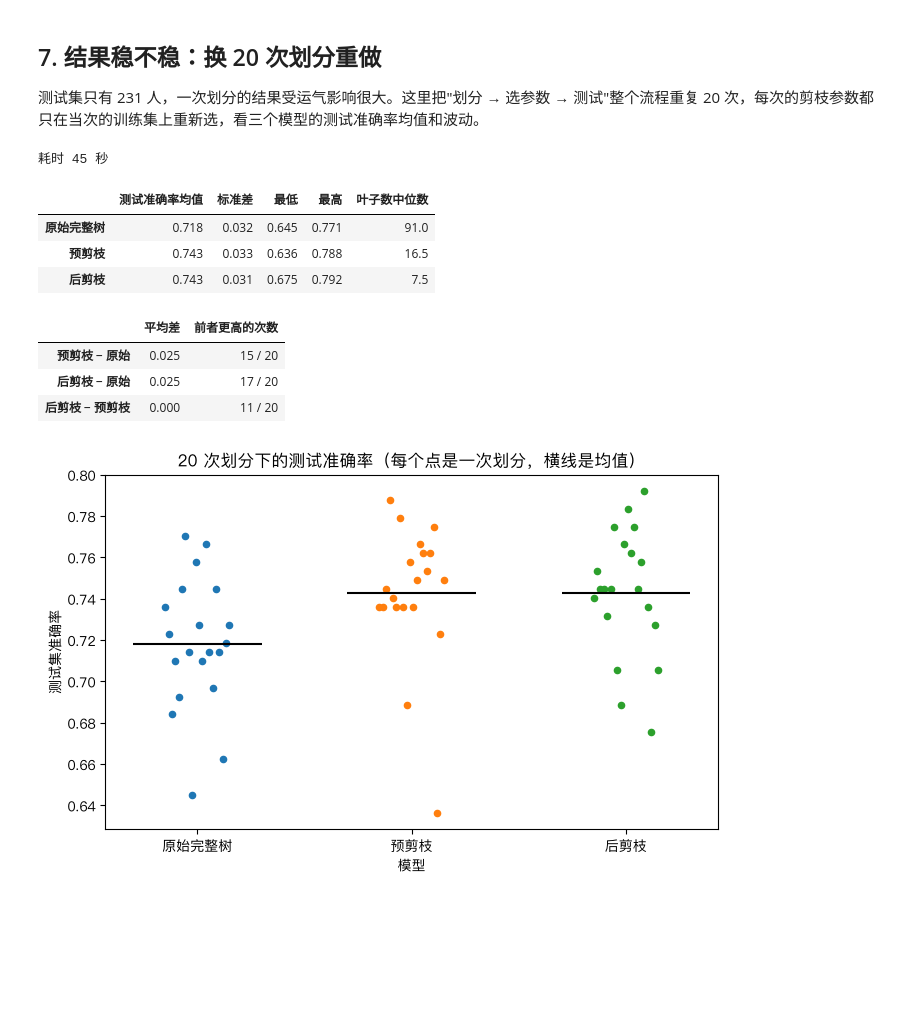
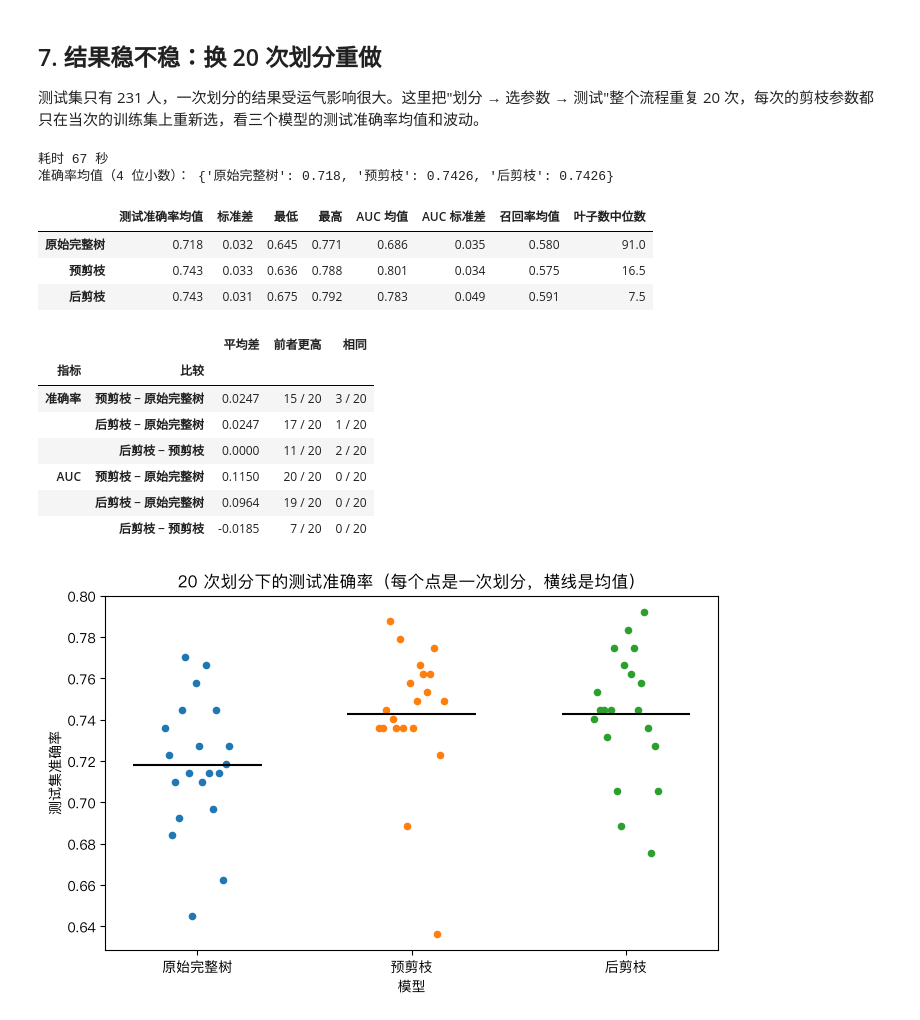
Before and after one commit to Heptazero/ml-course-labs, a Jupyter notebook: data-mining/decision-tree-pruning/pima_tree_pruning.ipynb, the cells around one changed output. Cells and saved outputs as stored; diff of their text form; code cells hidden in the pictures; blank space fills up the shorter version.

Commit message:
feat(data-mining): report AUC and recall across the 20 repeated splits
Co-Authored-By: Claude Opus 5.5 <noreply@anthropic.com>

```diff
--- a/data-mining/decision-tree-pruning/pima_tree_pruning.ipynb
+++ b/data-mining/decision-tree-pruning/pima_tree_pruning.ipynb
@@ -378,45 +378,59 @@ plt.show()
 # %%
 from sklearn.model_selection import StratifiedKFold
 
 def run_split(seed):
     Xtr, Xte, ytr, yte = train_test_split(X, y, test_size=0.3, stratify=y, random_state=seed)
     inner = StratifiedKFold(n_splits=5, shuffle=True, random_state=seed)
-    out = {}
-    m = make_tree().fit(Xtr, ytr)
-    out['原始完整树'] = (accuracy_score(yte, m.predict(Xte)), m.named_steps['tree'].get_n_leaves())
-    g = GridSearchCV(make_tree(), grid, cv=inner, scoring='accuracy', n_jobs=-1).fit(Xtr, ytr)
-    out['预剪枝'] = (accuracy_score(yte, g.predict(Xte)), g.best_estimator_.named_steps['tree'].get_n_leaves())
     imp = SimpleImputer(strategy='median').fit(Xtr)
     a_path = DecisionTreeClassifier(criterion='entropy', random_state=42).cost_complexity_pruning_path(
         imp.transform(Xtr), ytr).ccp_alphas[:-1]
-    g2 = GridSearchCV(make_tree(), {'tree__ccp_alpha': a_path}, cv=inner, scoring='accuracy', n_jobs=-1).fit(Xtr, ytr)
-    out['后剪枝'] = (accuracy_score(yte, g2.predict(Xte)), g2.best_estimator_.named_steps['tree'].get_n_leaves())
+    fitted = {
+        '原始完整树': make_tree().fit(Xtr, ytr),
+        '预剪枝': GridSearchCV(make_tree(), grid, cv=inner, scoring='accuracy', n_jobs=-1).fit(Xtr, ytr).best_estimator_,
+        '后剪枝': GridSearchCV(make_tree(), {'tree__ccp_alpha': a_path}, cv=inner, scoring='accuracy',
+                            n_jobs=-1).fit(Xtr, ytr).best_estimator_,
+    }
+    out = {}
+    for name, m in fitted.items():
+        pred = m.predict(Xte)
+        out[name] = {'准确率': accuracy_score(yte, pred), 'AUC': roc_auc_score(yte, m.predict_proba(Xte)[:, 1]),
+                     '召回率': recall_score(yte, pred), '叶子数': m.named_steps['tree'].get_n_leaves()}
     return out
 
 start = time.time()
 rep = [run_split(s) for s in range(20)]
 print(f'耗时 {time.time() - start:.0f} 秒')
-acc = pd.DataFrame({k: [r[k][0] for r in rep] for k in models})
-leaves = pd.DataFrame({k: [r[k][1] for r in rep] for k in models})
+metric = lambda key: pd.DataFrame({k: [r[k][key] for r in rep] for k in models})
+acc, auc, rec, leaves = metric('准确率'), metric('AUC'), metric('召回率'), metric('叶子数')
 summary = pd.DataFrame({'测试准确率均值': acc.mean(), '标准差': acc.std(), '最低': acc.min(), '最高': acc.max(),
+                        'AUC 均值': auc.mean(), 'AUC 标准差': auc.std(), '召回率均值': rec.mean(),
                         '叶子数中位数': leaves.median()})
+print('准确率均值（4 位小数）：', acc.mean().round(4).to_dict())
 summary.round(3)
 # %% [output]
-耗时 45 秒
+耗时 67 秒
+准确率均值（4 位小数）： {'原始完整树': 0.718, '预剪枝': 0.7426, '后剪枝': 0.7426}
-|  | 测试准确率均值 | 标准差 | 最低 | 最高 | 叶子数中位数 |
-| 原始完整树 | 0.718 | 0.032 | 0.645 | 0.771 | 91.0 |
-| 预剪枝 | 0.743 | 0.033 | 0.636 | 0.788 | 16.5 |
-| 后剪枝 | 0.743 | 0.031 | 0.675 | 0.792 | 7.5 |
+|  | 测试准确率均值 | 标准差 | 最低 | 最高 | AUC 均值 | AUC 标准差 | 召回率均值 | 叶子数中位数 |
+| 原始完整树 | 0.718 | 0.032 | 0.645 | 0.771 | 0.686 | 0.035 | 0.580 | 91.0 |
+| 预剪枝 | 0.743 | 0.033 | 0.636 | 0.788 | 0.801 | 0.034 | 0.575 | 16.5 |
+| 后剪枝 | 0.743 | 0.031 | 0.675 | 0.792 | 0.783 | 0.049 | 0.591 | 7.5 |
-# %%
-diff = pd.DataFrame({'预剪枝 − 原始': acc['预剪枝'] - acc['原始完整树'],
-                     '后剪枝 − 原始': acc['后剪枝'] - acc['原始完整树'],
-                     '后剪枝 − 预剪枝': acc['后剪枝'] - acc['预剪枝']})
-pd.DataFrame({'平均差': diff.mean(), '前者更高的次数': (diff > 0).sum().astype(str) + ' / 20'}).round(3)
-# %% [output]
-|  | 平均差 | 前者更高的次数 |
-| 预剪枝 − 原始 | 0.025 | 15 / 20 |
-| 后剪枝 − 原始 | 0.025 | 17 / 20 |
-| 后剪枝 − 预剪枝 | 0.000 | 11 / 20 |
+# %%
+rows = []
+for label, frame in [('准确率', acc), ('AUC', auc)]:
+    for a, b in [('预剪枝', '原始完整树'), ('后剪枝', '原始完整树'), ('后剪枝', '预剪枝')]:
+        d = frame[a] - frame[b]
+        rows.append({'指标': label, '比较': f'{a} − {b}', '平均差': d.mean(),
+                     '前者更高': f'{(d > 0).sum()} / 20', '相同': f'{(d == 0).sum()} / 20'})
+pd.DataFrame(rows).set_index(['指标', '比较']).round(4)
+# %% [output]
+|  |  | 平均差 | 前者更高 | 相同 |
+| 指标 | 比较 |  |  |  |
+| 准确率 | 预剪枝 − 原始完整树 | 0.0247 | 15 / 20 | 3 / 20 |
+|  | 后剪枝 − 原始完整树 | 0.0247 | 17 / 20 | 1 / 20 |
+|  | 后剪枝 − 预剪枝 | 0.0000 | 11 / 20 | 2 / 20 |
+| AUC | 预剪枝 − 原始完整树 | 0.1150 | 20 / 20 | 0 / 20 |
+|  | 后剪枝 − 原始完整树 | 0.0964 | 19 / 20 | 0 / 20 |
+|  | 后剪枝 − 预剪枝 | -0.0185 | 7 / 20 | 0 / 20 |
 # %%
 fig, ax = plt.subplots(figsize=(7, 4.5))
 for i, name in enumerate(models):
```
Also changed, not shown: parts of 4 cells of this notebook.
